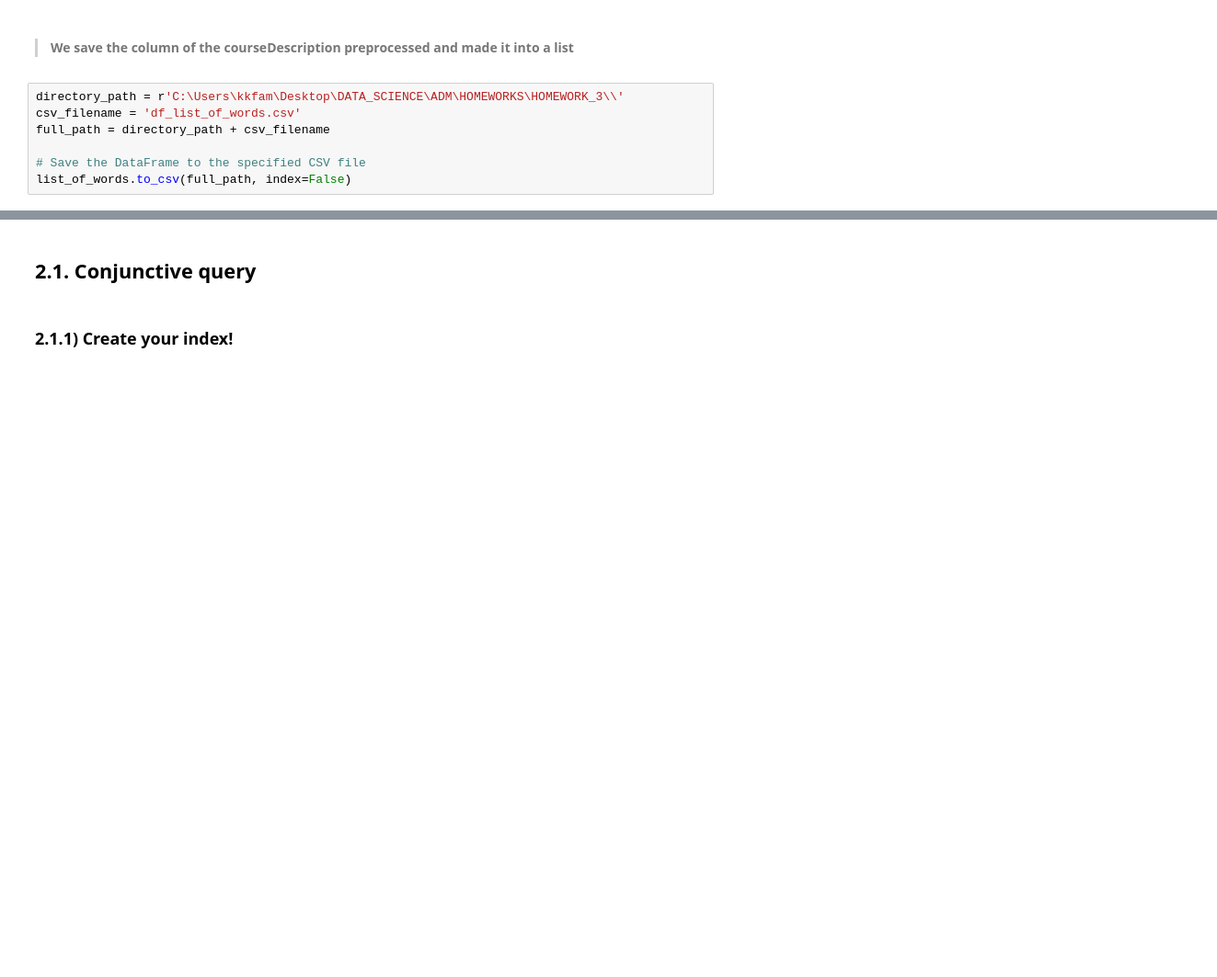
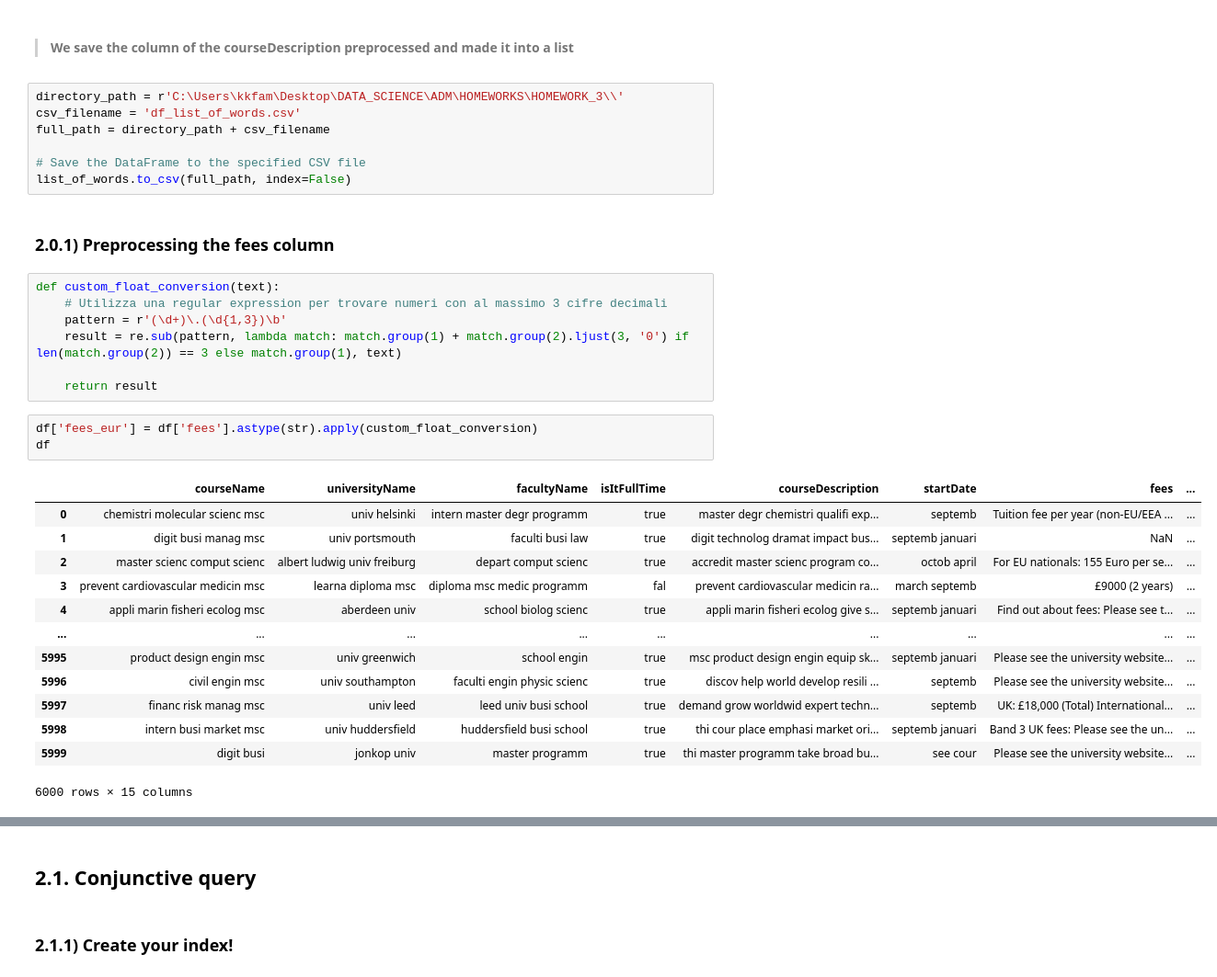
Before and after one commit to cricro1304/ADM-HW3, a Jupyter notebook: Search_engine/HW3_P2.ipynb, the cells around one changed output, grey strips where cells are left out. Shown at 92% size. Saved outputs shown, nothing was run; the diff lists cells and outputs as text; blank space fills up the shorter version.

```diff
--- a/Search_engine/HW3_P2.ipynb
+++ b/Search_engine/HW3_P2.ipynb
@@ -107,3 +118,29 @@ full_path = directory_path + csv_filename
 
 # Save the DataFrame to the specified CSV file
 list_of_words.to_csv(full_path, index=False)
+# %% [markdown]
+### 2.0.1) Preprocessing the fees column
+# %%
+def custom_float_conversion(text):
+    # Utilizza una regular expression per trovare numeri con al massimo 3 cifre decimali
+    pattern = r'(\d+)\.(\d{1,3})\b'
+    result = re.sub(pattern, lambda match: match.group(1) + match.group(2).ljust(3, '0') if len(match.group(2)) == 3 else match.group(1), text)
+
+    return result
+# %%
+df['fees_eur'] = df['fees'].astype(str).apply(custom_float_conversion)
+df
+# %% [output]
+|  | courseName | universityName | facultyName | isItFullTime | courseDescription | startDate | fees | ... |
+| 0 | chemistri molecular scienc msc | univ helsinki | intern master degr programm | true | master degr chemistri qualifi exp... | septemb | Tuition fee per year (non-EU/EEA ... | ... |
+| 1 | digit busi manag msc | univ portsmouth | faculti busi law | true | digit technolog dramat impact bus... | septemb januari | NaN | ... |
+| 2 | master scienc comput scienc | albert ludwig univ freiburg | depart comput scienc | true | accredit master scienc program co... | octob april | For EU nationals: 155 Euro per se... | ... |
+| 3 | prevent cardiovascular medicin msc | learna diploma msc | diploma msc medic programm | fal | prevent cardiovascular medicin ra... | march septemb | £9000 (2 years) | ... |
+| 4 | appli marin fisheri ecolog msc | aberdeen univ | school biolog scienc | true | appli marin fisheri ecolog give s... | septemb januari | Find out about fees: Please see t... | ... |
+| ... | ... | ... | ... | ... | ... | ... | ... | ... |
+| 5995 | product design engin msc | univ greenwich | school engin | true | msc product design engin equip sk... | septemb januari | Please see the university website... | ... |
+| 5996 | civil engin msc | univ southampton | faculti engin physic scienc | true | discov help world develop resili ... | septemb | Please see the university website... | ... |
+| 5997 | financ risk manag msc | univ leed | leed univ busi school | true | demand grow worldwid expert techn... | septemb | UK: £18,000 (Total) International... | ... |
+| 5998 | intern busi market msc | univ huddersfield | huddersfield busi school | true | thi cour place emphasi market ori... | septemb januari | Band 3 UK fees: Please see the un... | ... |
+| 5999 | digit busi | jonkop univ | master programm | true | thi master programm take broad bu... | see cour | Please see the university website... | ... |
+6000 rows × 15 columns
```
Also changed, not shown: parts of 18 cells of this notebook, 2 other files.
